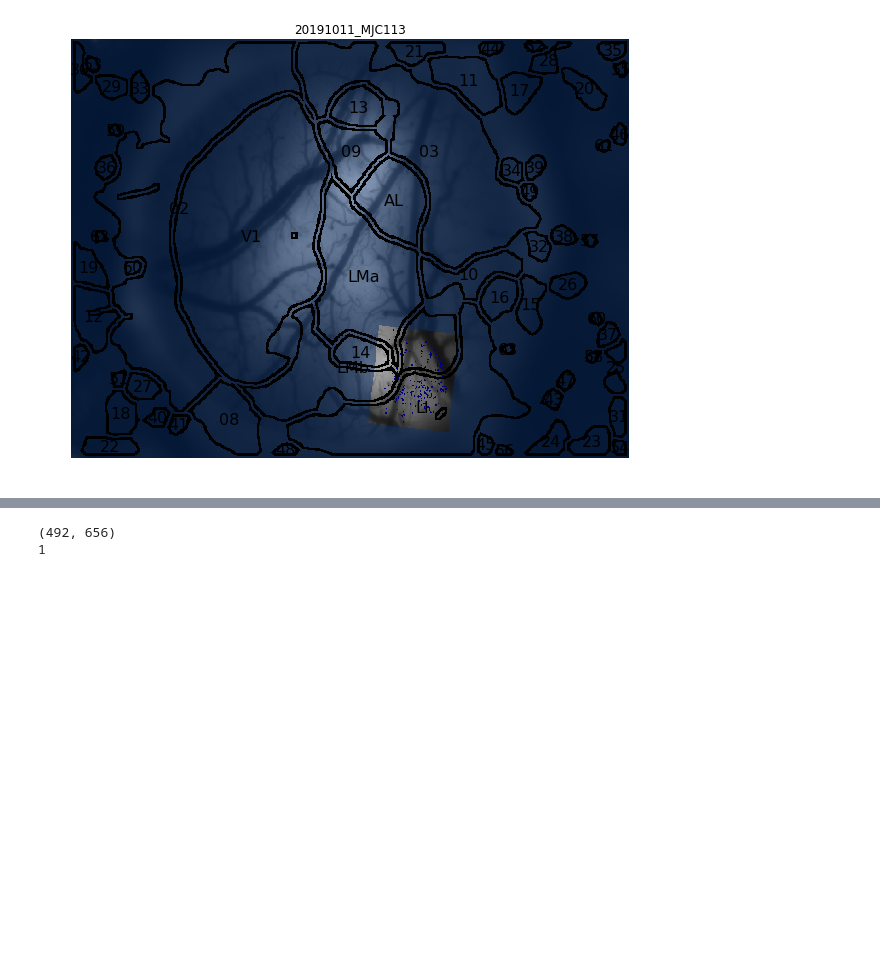
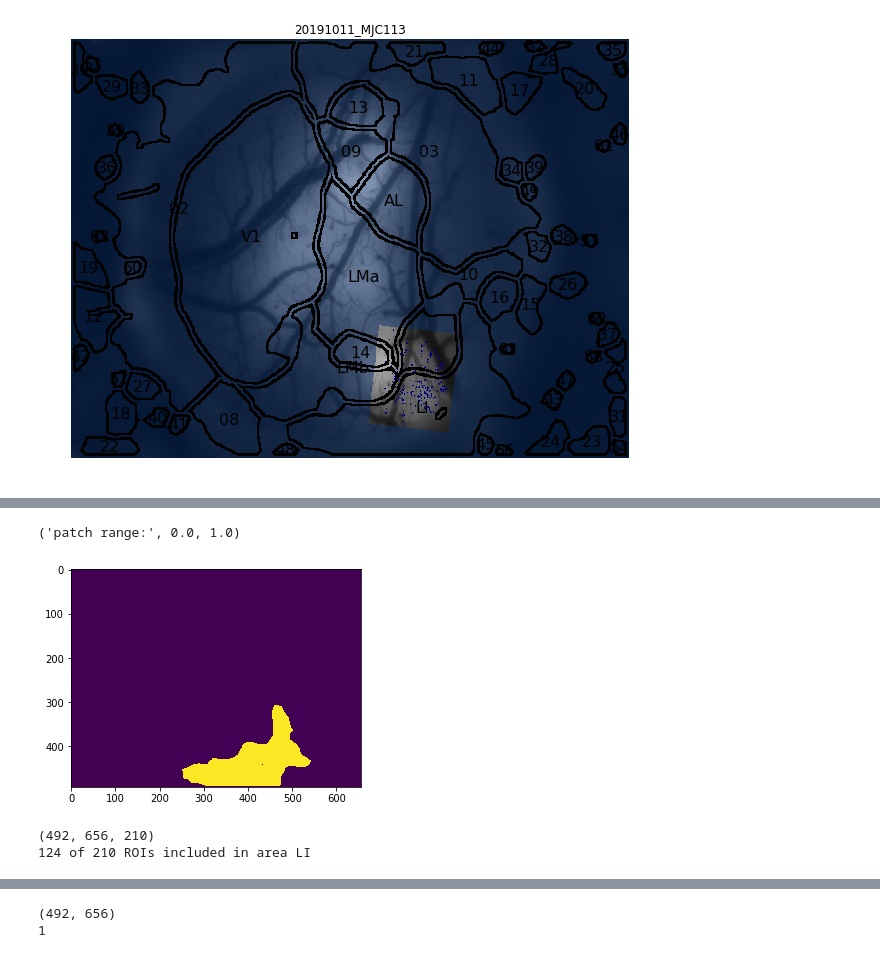
Before and after one commit to julianarhee/retinotopic_mapping, a Jupyter notebook: retinotopic_mapping/examples/signmap_analysis/retinotopic_mapping_test.ipynb, the cells around one changed output, grey strips where cells are left out. Saved outputs shown, nothing was run; the diff lists cells and outputs as text; code cells hidden in the pictures; blank space fills up the shorter version.

Commit message:
assign rois from warped 2p fov to widefield

```diff
--- a/retinotopic_mapping/examples/signmap_analysis/retinotopic_mapping_test.ipynb
+++ b/retinotopic_mapping/examples/signmap_analysis/retinotopic_mapping_test.ipynb
@@ -923,0 +944,21 @@ fig = trial.plotFinalPatchBorders(plotAxis=ax, isColor=False, plotVasMap=False,
+# %%
+curr_visual_area = 'LI'
+curr_patch = trial.finalPatchesMarked[curr_area]
+# %%
+curr_patch_mask = curr_patch.getMask().copy()
+curr_patch_mask[np.isnan(curr_patch.getMask())] = 0
+
+plt.figure()
+plt.imshow(curr_patch_mask)
+print("patch range:", curr_patch_mask.min(), curr_patch_mask.max())
+# %% [output]
+('patch range:', 0.0, 1.0)
+[figure, added]
+# %%
+bool_rois = warped_rois.astype(bool).astype(int)
+print(bool_rois.shape)
+included_rois = np.array([ri for ri in np.arange(0, nrois) if ((bool_rois[:, :, ri] + curr_patch_mask) > 1).any()])
+print("%i of %i ROIs included in area %s" % (len(included_rois), nrois, curr_visual_area))
+# %% [output]
+(492, 656, 210)
+124 of 210 ROIs included in area LI
```
Also changed, not shown: parts of 15 cells of this notebook.
